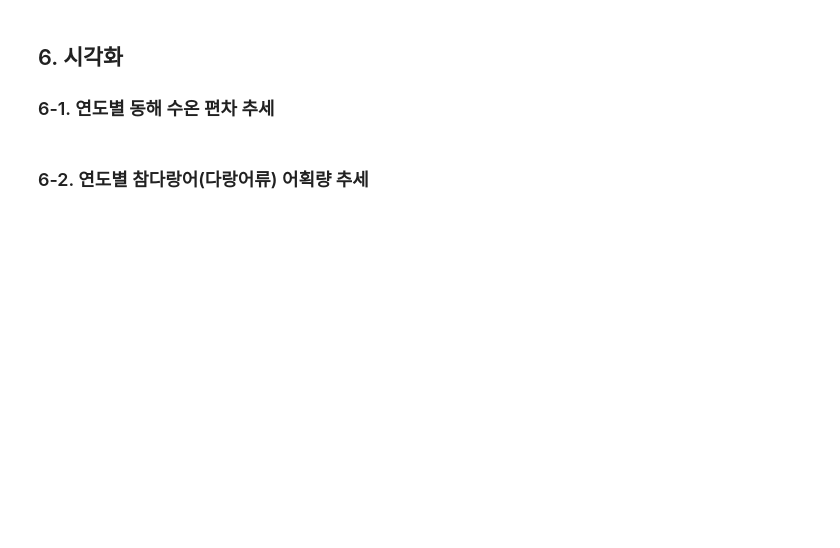
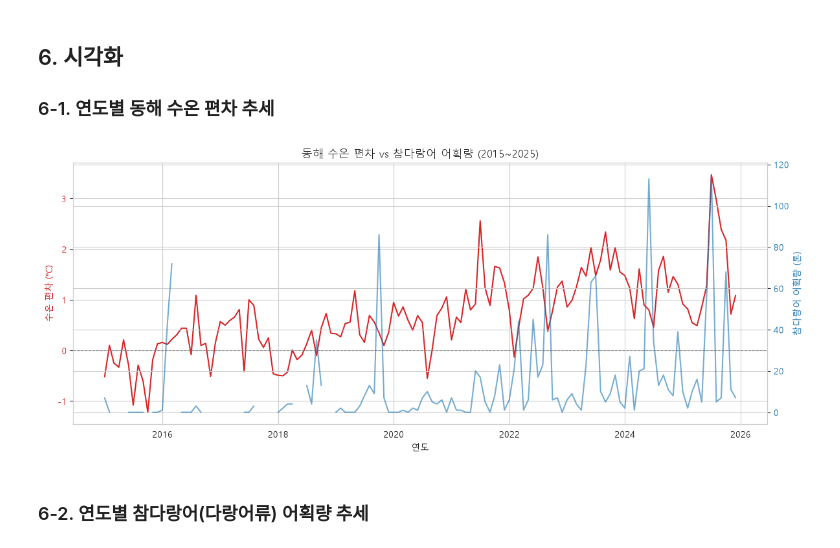
Before and after one commit to Hosung-Jung/ai-data-bootcamp, a Jupyter notebook: D011/D011_웹수집_리포트.ipynb, the cells around one changed output. Saved outputs shown, nothing was run; the diff lists cells and outputs as text; code cells hidden in the pictures; blank space fills up the shorter version.

```diff
--- a/D011/D011_웹수집_리포트.ipynb
+++ b/D011/D011_웹수집_리포트.ipynb
@@ -32,7 +32,7 @@ import matplotlib.pyplot as plt
 import seaborn as sns
 from bs4 import BeautifulSoup
 
-plt.rcParams['font.family'] = 'AppleGothic'  # Windows는 'Malgun Gothic'으로 변경
+plt.rcParams['font.family'] = 'Malgun Gothic'  # Windows는 'Malgun Gothic'으로 변경
 plt.rcParams['axes.unicode_minus'] = False
 
 sns.set_style('whitegrid')
@@ -93,0 +248,10 @@ catch_raw_df.head()
+# %%
+# 3개 지역(강원도·경상북도·경상남도) 합쳐서 "동해권 전체" 월별 참다랑어 생산량 만들기
+catch_monthly = (
+    catch_full.groupby(["year", "month"], as_index=False)["생산량"]
+    .sum(min_count=1)  # 전부 NaN인 달은 결과도 NaN 유지 (min_count=1)
+)
+
+print("행 수:", len(catch_monthly))
+print("결측 개수:", catch_monthly["생산량"].isna().sum())
+catch_monthly.head(15)
@@ -93,0 +277,8 @@ catch_raw_df.head()
+# %%
+# 수온 데이터(sst_df)와 연-월 기준으로 병합
+merged_df = sst_df.merge(catch_monthly, on=["year", "month"], how="inner")
+merged_df = merged_df.rename(columns={"생산량": "tuna_catch"})
+
+print("병합 후 행 수:", len(merged_df))
+merged_df.to_csv("merged_analysis.csv", index=False)
+merged_df.head(10)
@@ -174,2 +404,36 @@ papers_clean_df.head()
+# %%
+# 폰트 설정 (이 셀만 실행해도 한글이 깨지지 않도록 포함)
+plt.rcParams['font.family'] = 'Malgun Gothic'
+plt.rcParams['axes.unicode_minus'] = False
+
+# 날짜 컬럼 생성
+merged_df["date"] = pd.to_datetime(merged_df[["year", "month"]].assign(day=1))
+
+fig, ax1 = plt.subplots(figsize=(12, 5))
+
+# 왼쪽 축: 수온 편차
+ax1.plot(merged_df["date"], merged_df["donghae_anomaly"], color="tab:red", label="동해 수온 편차(°C)")
+ax1.set_xlabel("연도")
+ax1.set_ylabel("수온 편차 (°C)", color="tab:red")
+ax1.tick_params(axis="y", labelcolor="tab:red")
+ax1.axhline(0, color="gray", linestyle="--", linewidth=0.8)
+
+# 오른쪽 축: 참다랑어 어획량
+ax2 = ax1.twinx()
+ax2.plot(merged_df["date"], merged_df["tuna_catch"], color="tab:blue", alpha=0.6, label="참다랑어 어획량(톤)")
+ax2.set_ylabel("참다랑어 어획량 (톤)", color="tab:blue")
+ax2.tick_params(axis="y", labelcolor="tab:blue")
+
+plt.title("동해 수온 편차 vs 참다랑어 어획량 (2015~2025)")
+fig.tight_layout()
+plt.show()
+
+# 해석: 2020년 이후 동해 수온 편차가 전반적으로 상승하는 구간이 잦아지며,
+# 같은 시기 참다랑어 어획량에서도 대규모 스파이크가 2015~2019년보다
+# 자주 관찰된다. 다만 월별 변동성이 매우 커서 육안으로는 정확한 상관관계를
+# 판단하기 어려우며, 다음 산점도 분석에서 수온-어획량 간 관계를
+# 정량적으로 확인한다.
+# %% [output]
+[figure, added]
 # %% [markdown]
 ### 6-2. 연도별 참다랑어(다랑어류) 어획량 추세
```
Also changed, not shown: parts of 32 cells of this notebook.
